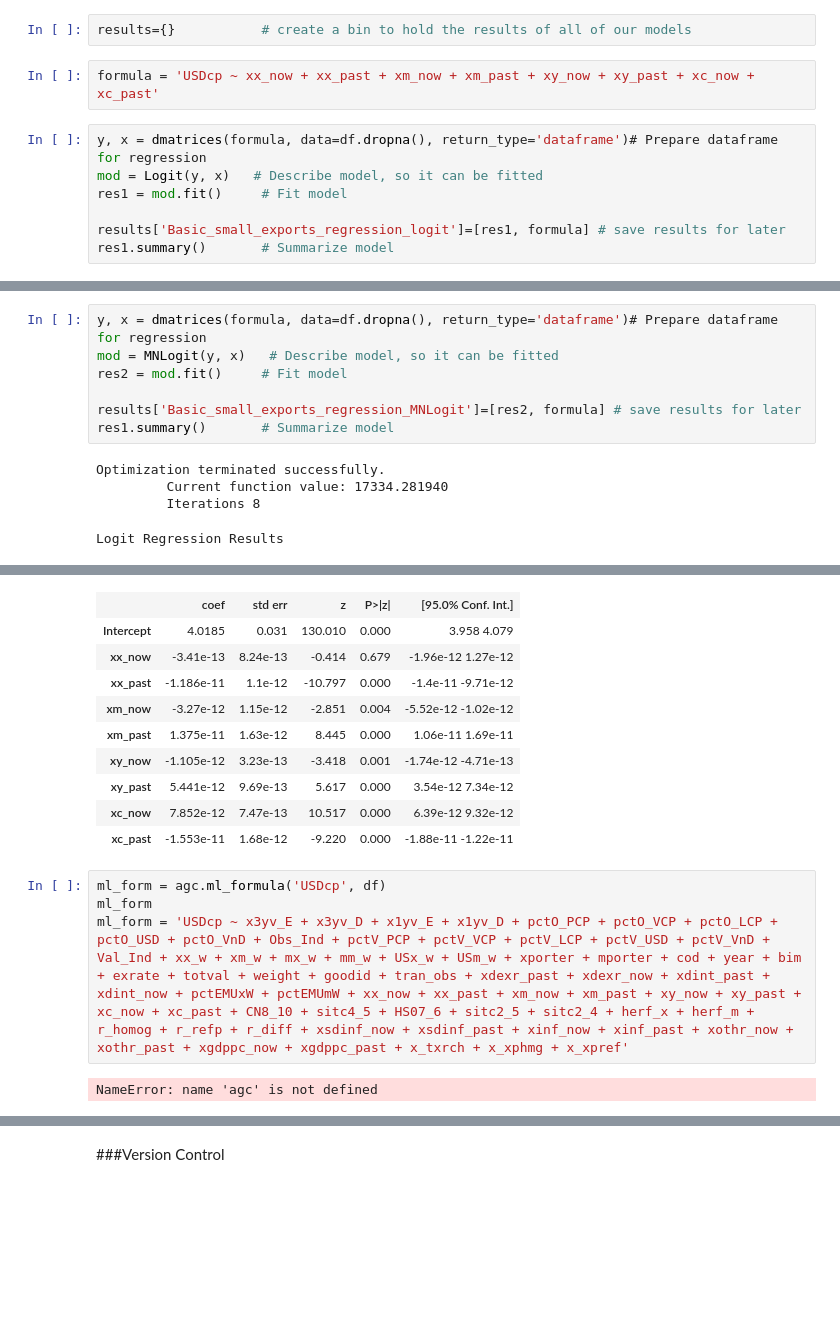
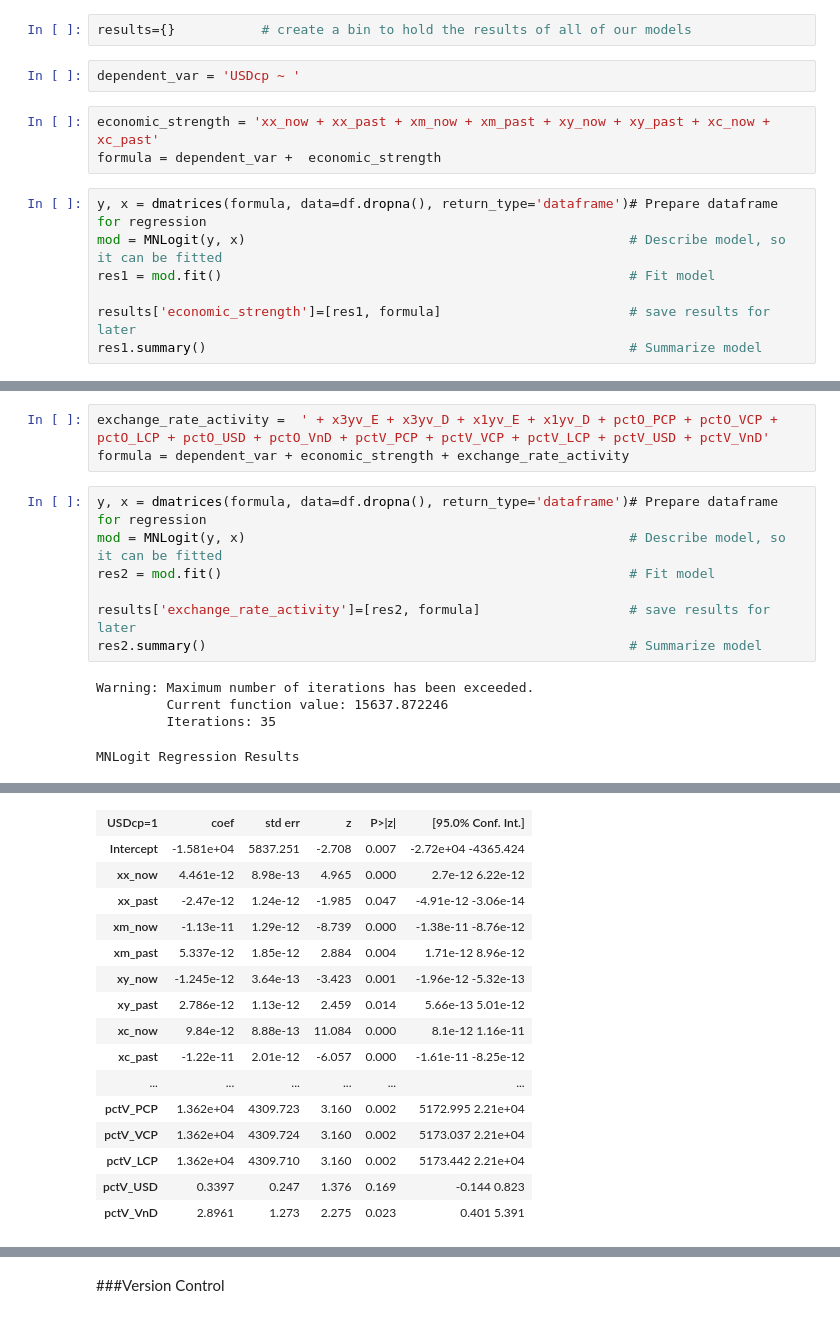
Before and after one commit to agconti/US_Dollar_Vehicle_Currency, a Jupyter notebook: Italian Trade/US_Dollar_Vehicle_Currency.ipynb, the cells around one changed output, grey strips where cells are left out. Cells and saved outputs as stored; diff of their text form; blank space fills up the shorter version.

Commit message:
increased regression complexity

```diff
--- a/Italian Trade/US_Dollar_Vehicle_Currency.ipynb
+++ b/Italian Trade/US_Dollar_Vehicle_Currency.ipynb
@@ -305,14 +302,17 @@ rate_derive_ploting(df)
 # %%
 results={}           # create a bin to hold the results of all of our models
+# %%
+dependent_var = 'USDcp ~ '
 # %%
-formula = 'USDcp ~ xx_now + xx_past + xm_now + xm_past + xy_now + xy_past + xc_now + xc_past'
+economic_strength = 'xx_now + xx_past + xm_now + xm_past + xy_now + xy_past + xc_now + xc_past'
+formula = dependent_var +  economic_strength
 # %%
 y, x = dmatrices(formula, data=df.dropna(), return_type='dataframe')# Prepare dataframe for regression
-mod = Logit(y, x)   # Describe model, so it can be fitted
-res1 = mod.fit()     # Fit model
+mod = MNLogit(y, x)                                                 # Describe model, so it can be fitted
+res1 = mod.fit()                                                    # Fit model
 
-results['Basic_small_exports_regression_logit']=[res1, formula] # save results for later
-res1.summary()       # Summarize model
+results['economic_strength']=[res1, formula]                        # save results for later
+res1.summary()                                                      # Summarize model
 # %% [output]
 Optimization terminated successfully.
          Current function value: 17334.281940
@@ -335,16 +335,19 @@ Logit Regression Results
 | xy_past | 5.441e-12 | 9.69e-13 | 5.617 | 0.000 | 3.54e-12 7.34e-12 |
 | xc_now | 7.852e-12 | 7.47e-13 | 10.517 | 0.000 | 6.39e-12 9.32e-12 |
 | xc_past | -1.553e-11 | 1.68e-12 | -9.220 | 0.000 | -1.88e-11 -1.22e-11 |
+# %%
+exchange_rate_activity =  ' + x3yv_E + x3yv_D + x1yv_E + x1yv_D + pctO_PCP + pctO_VCP + pctO_LCP + pctO_USD + pctO_VnD + pctV_PCP + pctV_VCP + pctV_LCP + pctV_USD + pctV_VnD'
+formula = dependent_var + economic_strength + exchange_rate_activity
 # %%
 y, x = dmatrices(formula, data=df.dropna(), return_type='dataframe')# Prepare dataframe for regression
-mod = MNLogit(y, x)   # Describe model, so it can be fitted
-res2 = mod.fit()     # Fit model
+mod = MNLogit(y, x)                                                 # Describe model, so it can be fitted
+res2 = mod.fit()                                                    # Fit model
 
-results['Basic_small_exports_regression_MNLogit']=[res2, formula] # save results for later
-res1.summary()       # Summarize model
+results['exchange_rate_activity']=[res2, formula]                   # save results for later
+res2.summary()                                                      # Summarize model
 # %% [output]
-Optimization terminated successfully.
-         Current function value: 17334.281940
-         Iterations 8
+Warning: Maximum number of iterations has been exceeded.
+         Current function value: 15637.872246
+         Iterations: 35
-Logit Regression Results
+MNLogit Regression Results
 | Dep. Variable: | USDcp | No. Observations: | 182697 |
@@ -357,16 +360,16 @@ Logit Regression Results
-|  | coef | std err | z | P>|z| | [95.0% Conf. Int.] |
-| Intercept | 4.0185 | 0.031 | 130.010 | 0.000 | 3.958 4.079 |
-| xx_now | -3.41e-13 | 8.24e-13 | -0.414 | 0.679 | -1.96e-12 1.27e-12 |
-| xx_past | -1.186e-11 | 1.1e-12 | -10.797 | 0.000 | -1.4e-11 -9.71e-12 |
-| xm_now | -3.27e-12 | 1.15e-12 | -2.851 | 0.004 | -5.52e-12 -1.02e-12 |
-| xm_past | 1.375e-11 | 1.63e-12 | 8.445 | 0.000 | 1.06e-11 1.69e-11 |
-| xy_now | -1.105e-12 | 3.23e-13 | -3.418 | 0.001 | -1.74e-12 -4.71e-13 |
-| xy_past | 5.441e-12 | 9.69e-13 | 5.617 | 0.000 | 3.54e-12 7.34e-12 |
-| xc_now | 7.852e-12 | 7.47e-13 | 10.517 | 0.000 | 6.39e-12 9.32e-12 |
-| xc_past | -1.553e-11 | 1.68e-12 | -9.220 | 0.000 | -1.88e-11 -1.22e-11 |
+| USDcp=1 | coef | std err | z | P>|z| | [95.0% Conf. Int.] |
+| Intercept | -1.581e+04 | 5837.251 | -2.708 | 0.007 | -2.72e+04 -4365.424 |
+| xx_now | 4.461e-12 | 8.98e-13 | 4.965 | 0.000 | 2.7e-12 6.22e-12 |
+| xx_past | -2.47e-12 | 1.24e-12 | -1.985 | 0.047 | -4.91e-12 -3.06e-14 |
+| xm_now | -1.13e-11 | 1.29e-12 | -8.739 | 0.000 | -1.38e-11 -8.76e-12 |
+| xm_past | 5.337e-12 | 1.85e-12 | 2.884 | 0.004 | 1.71e-12 8.96e-12 |
+| xy_now | -1.245e-12 | 3.64e-13 | -3.423 | 0.001 | -1.96e-12 -5.32e-13 |
+| xy_past | 2.786e-12 | 1.13e-12 | 2.459 | 0.014 | 5.66e-13 5.01e-12 |
+| xc_now | 9.84e-12 | 8.88e-13 | 11.084 | 0.000 | 8.1e-12 1.16e-11 |
+| xc_past | -1.22e-11 | 2.01e-12 | -6.057 | 0.000 | -1.61e-11 -8.25e-12 |
+| ... | ... | ... | ... | ... | ... |
+| pctV_PCP | 1.362e+04 | 4309.723 | 3.160 | 0.002 | 5172.995 2.21e+04 |
+| pctV_VCP | 1.362e+04 | 4309.724 | 3.160 | 0.002 | 5173.037 2.21e+04 |
+| pctV_LCP | 1.362e+04 | 4309.710 | 3.160 | 0.002 | 5173.442 2.21e+04 |
+| pctV_USD | 0.3397 | 0.247 | 1.376 | 0.169 | -0.144 0.823 |
+| pctV_VnD | 2.8961 | 1.273 | 2.275 | 0.023 | 0.401 5.391 |
-# %%
-ml_form = agc.ml_formula('USDcp', df)
-ml_form
-ml_form = 'USDcp ~ x3yv_E + x3yv_D + x1yv_E + x1yv_D + pctO_PCP + pctO_VCP + pctO_LCP + pctO_USD + pctO_VnD + Obs_Ind + pctV_PCP + pctV_VCP + pctV_LCP + pctV_USD + pctV_VnD + Val_Ind + xx_w + xm_w + mx_w + mm_w + USx_w + USm_w + xporter + mporter + cod + year + bim + exrate + totval + weight + goodid + tran_obs + xdexr_past + xdexr_now + xdint_past + xdint_now + pctEMUxW + pctEMUmW + xx_now + xx_past + xm_now + xm_past + xy_now + xy_past + xc_now + xc_past + CN8_10 + sitc4_5 + HS07_6 + sitc2_5 + sitc2_4 + herf_x + herf_m + r_homog + r_refp + r_diff + xsdinf_now + xsdinf_past + xinf_now + xinf_past + xothr_now + xothr_past + xgdppc_now + xgdppc_past + x_txrch + x_xphmg + x_xpref'
-# %% [output]
-NameError: name 'agc' is not defined
```
Also changed, not shown: parts of 14 cells of this notebook.
